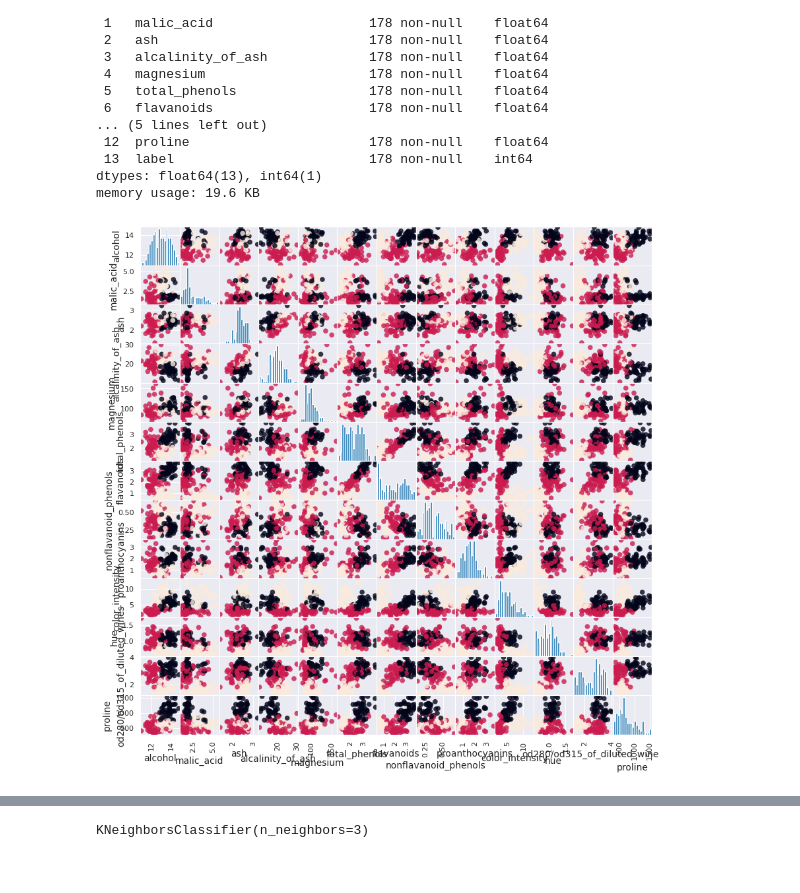
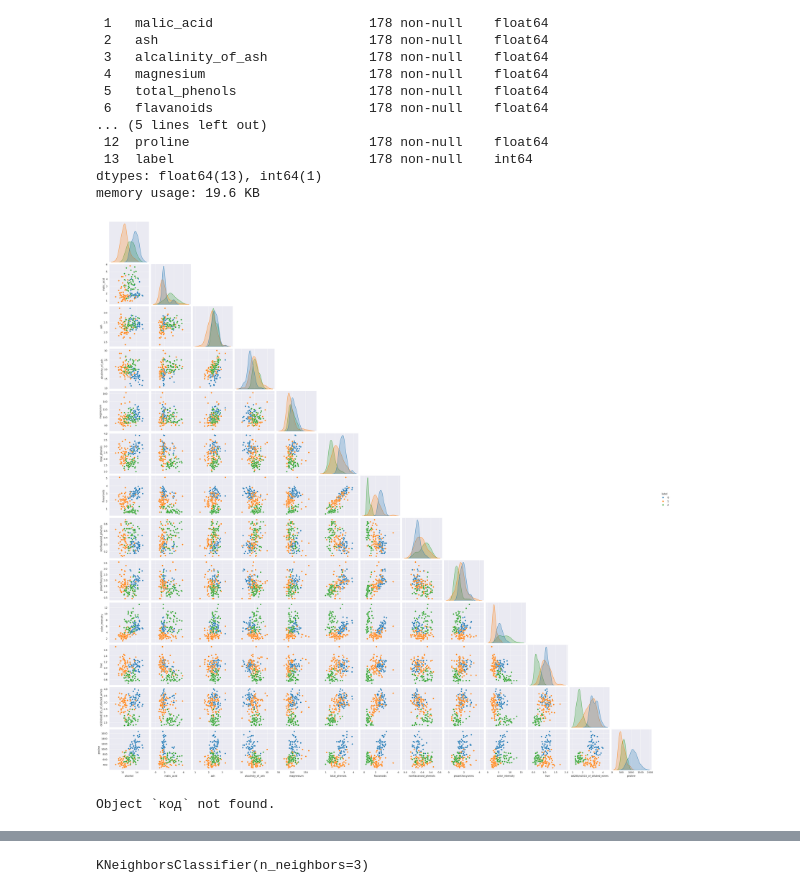
Before and after one commit to dastankg/BigData, a Jupyter notebook: BigData/lab4/wine.ipynb, the cells around one changed output, grey strips where cells are left out. Drawn from its saved outputs; the diff is of its cells as text; code cells hidden in the pictures.

```diff
--- a/BigData/lab4/wine.ipynb
+++ b/BigData/lab4/wine.ipynb
@@ -73,7 +79,15 @@ y = df["label"].copy()
 X = df.iloc[:,:-1].copy()
 X_train, X_test, y_train, y_test = train_test_split(wine.data, wine.target, test_size=0.25,random_state=0)
 # %%
-a = pd.DataFrame(X_train, columns=wine.feature_names)
-grr = pd.plotting.scatter_matrix(a, c=y_train, figsize=(10, 10), marker='o', hist_kwds={'bins': 20}, s=30,alpha=.8)
+# для визуального исследования данных
+sns.pairplot(df,
+             hue='label',
+             palette="tab10",
+             corner=True)
+
+plt.show()
+
+зачем нужен этот код?
 # %% [output]
-[figure, old version]
+[figure, new version]
+Object `код` not found.
```
Also changed, not shown: parts of 11 cells of this notebook.
